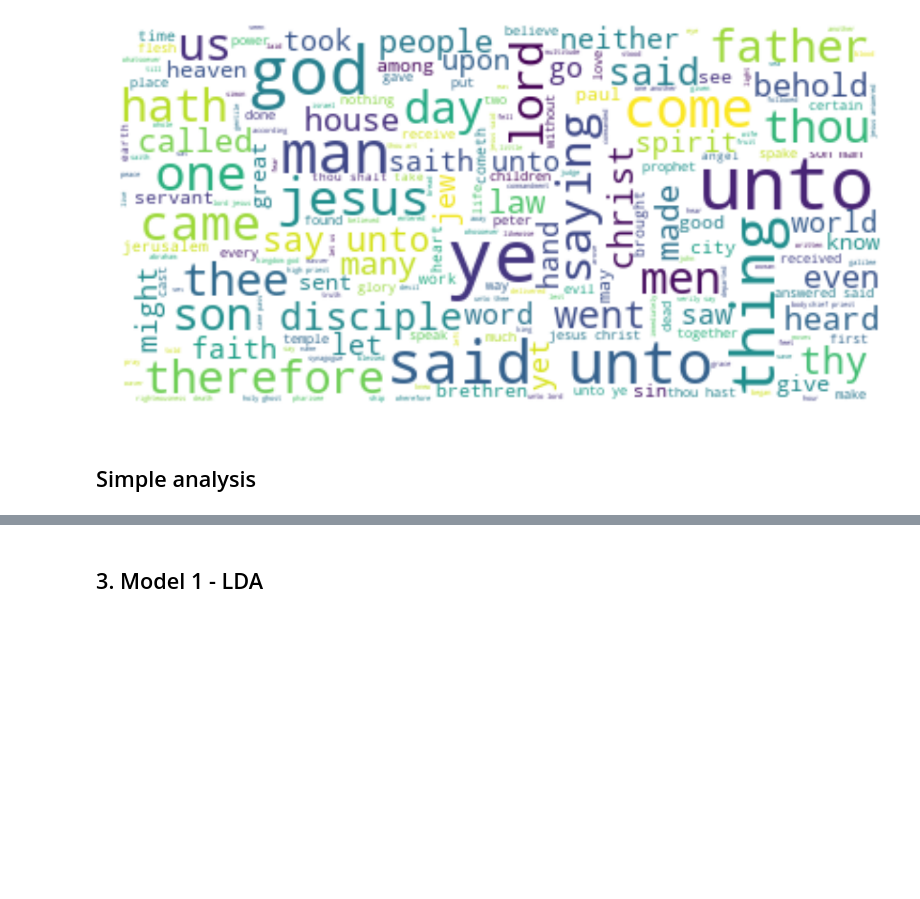
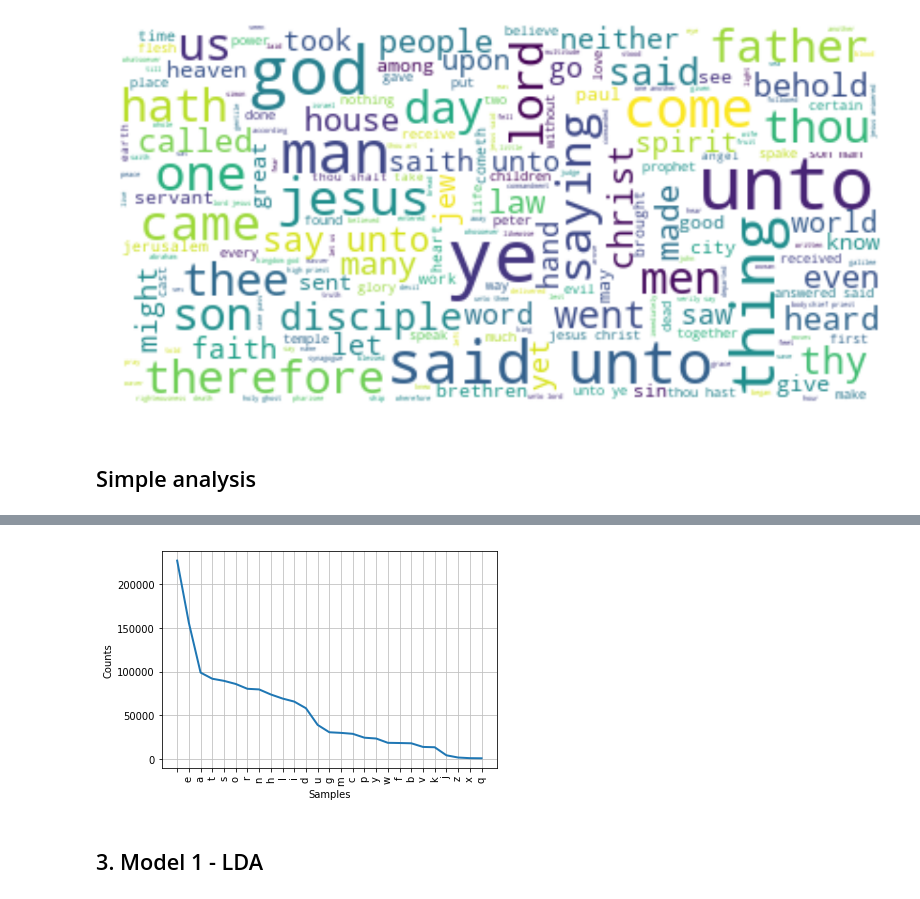
Before and after one commit to Amglex/Machine-Learning-for-textual-data, a Jupyter notebook: ML_Project.ipynb, the cells around one changed output, grey strips where cells are left out. Saved outputs shown, nothing was run; the diff lists cells and outputs as text; code cells hidden in the pictures; blank space fills up the shorter version.

```diff
--- a/ML_Project.ipynb
+++ b/ML_Project.ipynb
@@ -377,3 +409,19 @@ AttributeError: vocabulary_ not found
+# %%
+from nltk.probability import FreqDist
+import matplotlib.pyplot as plt
+
+count = df.loc[df.testament == "OldTestament",'text'].apply(preprocessor)
+count = count.apply(remove_stopwords)
+
+full_text = ''
+for text in count:
+    full_text += text
+
+fdist = FreqDist(full_text)
+fdist.plot(30, cumulative=False)
+plt.show()
+# %% [output]
+[figure, added]
 # %% [markdown]
 ## 3. Model 1 - LDA
 # %% [markdown]
```
Also changed, not shown: parts of 6 cells of this notebook.
